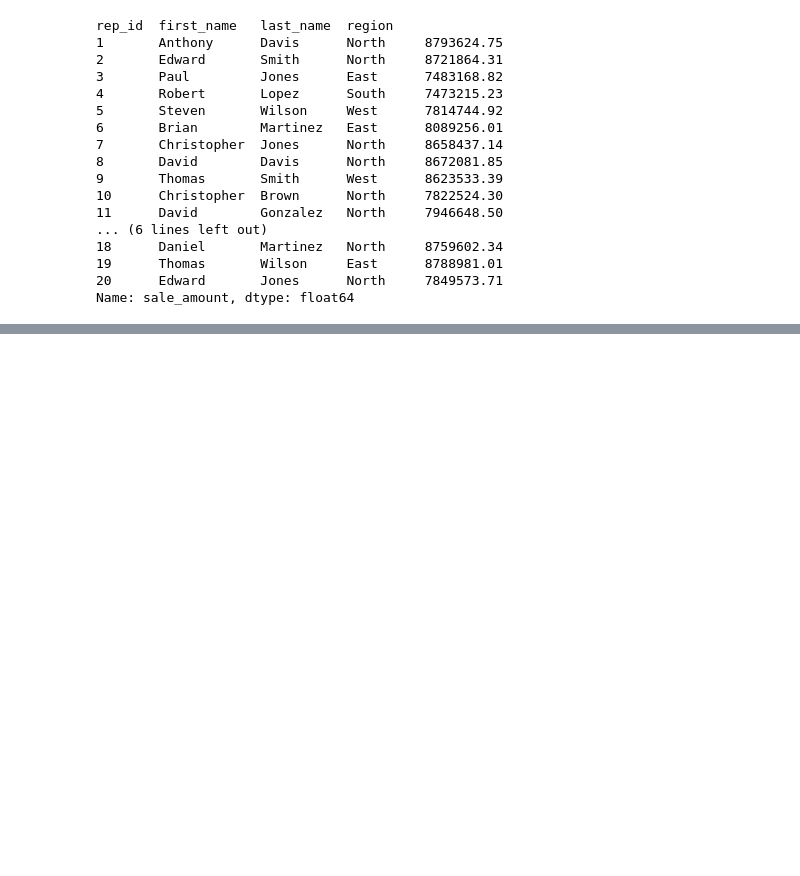
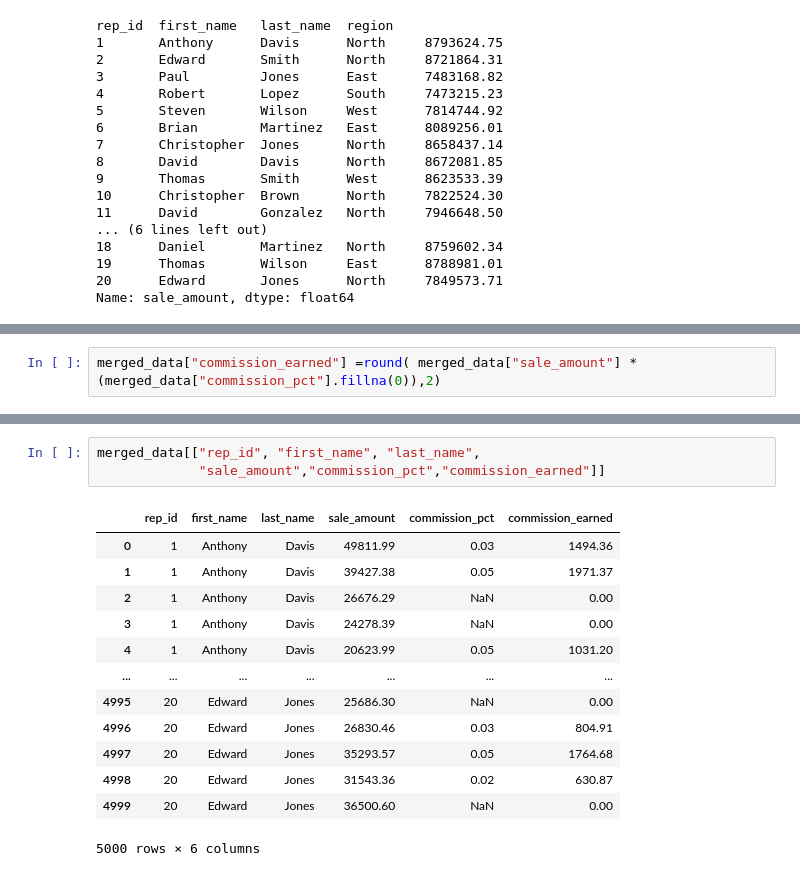
Before and after one commit to pradipbhattacharjya/Python, a Jupyter notebook: mos/Joins using CSV Files.ipynb, the cells around one changed output, grey strips where cells are left out. Drawn from its saved outputs; the diff is of its cells as text; blank space fills up the shorter version.

```diff
--- a/mos/Joins using CSV Files.ipynb
+++ b/mos/Joins using CSV Files.ipynb
@@ -104,0 +150,2 @@ Name: sale_amount, dtype: float64
+# %%
+merged_data["commission_earned"] =round( merged_data["sale_amount"] * (merged_data["commission_pct"].fillna(0)),2)
@@ -104,0 +168,17 @@ Name: sale_amount, dtype: float64
+# %%
+merged_data[["rep_id", "first_name", "last_name",
+             "sale_amount","commission_pct","commission_earned"]]
+# %% [output]
+|  | rep_id | first_name | last_name | sale_amount | commission_pct | commission_earned |
+| 0 | 1 | Anthony | Davis | 49811.99 | 0.03 | 1494.36 |
+| 1 | 1 | Anthony | Davis | 39427.38 | 0.05 | 1971.37 |
+| 2 | 1 | Anthony | Davis | 26676.29 | NaN | 0.00 |
+| 3 | 1 | Anthony | Davis | 24278.39 | NaN | 0.00 |
+| 4 | 1 | Anthony | Davis | 20623.99 | 0.05 | 1031.20 |
+| ... | ... | ... | ... | ... | ... | ... |
+| 4995 | 20 | Edward | Jones | 25686.30 | NaN | 0.00 |
+| 4996 | 20 | Edward | Jones | 26830.46 | 0.03 | 804.91 |
+| 4997 | 20 | Edward | Jones | 35293.57 | 0.05 | 1764.68 |
+| 4998 | 20 | Edward | Jones | 31543.36 | 0.02 | 630.87 |
+| 4999 | 20 | Edward | Jones | 36500.60 | NaN | 0.00 |
+5000 rows × 6 columns
```
Also changed, not shown: parts of 18 cells of this notebook.
